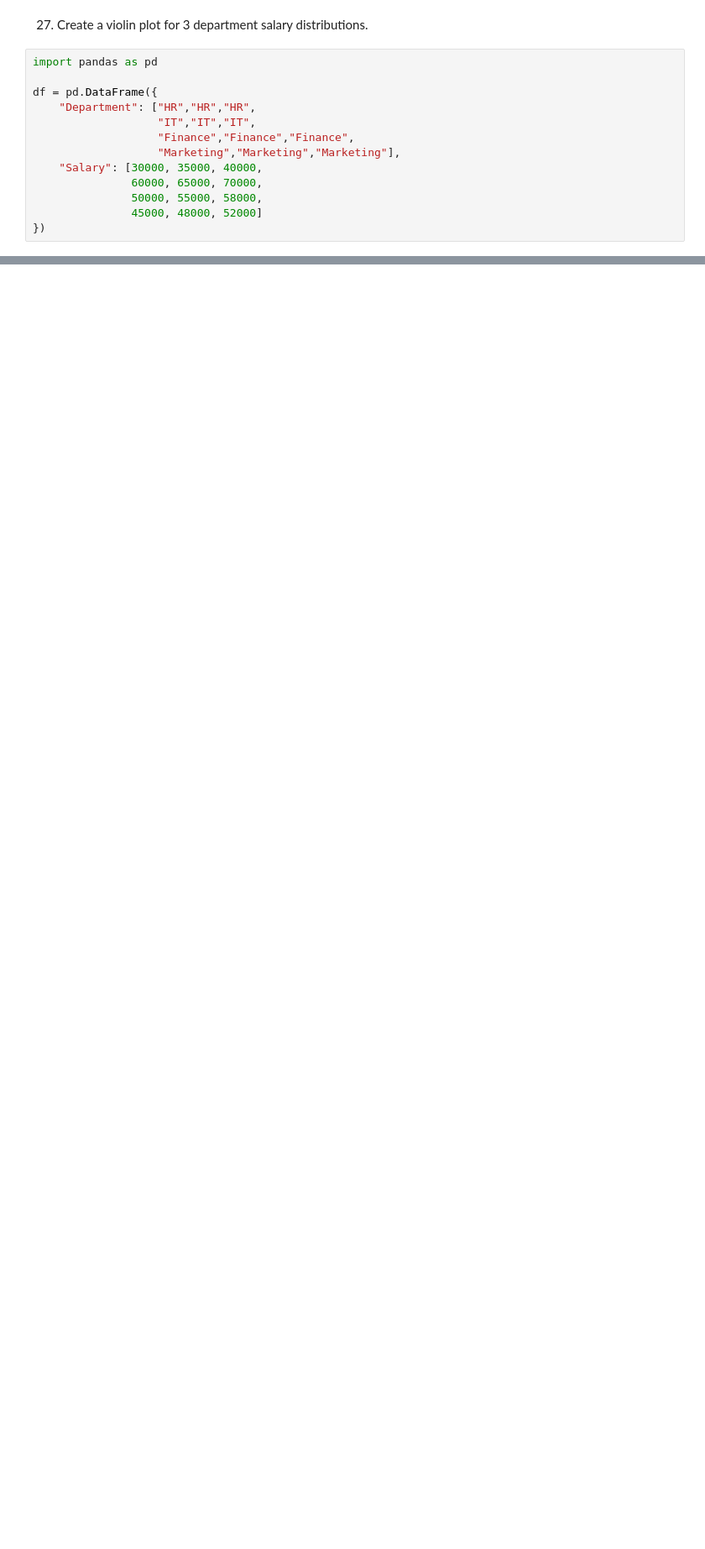
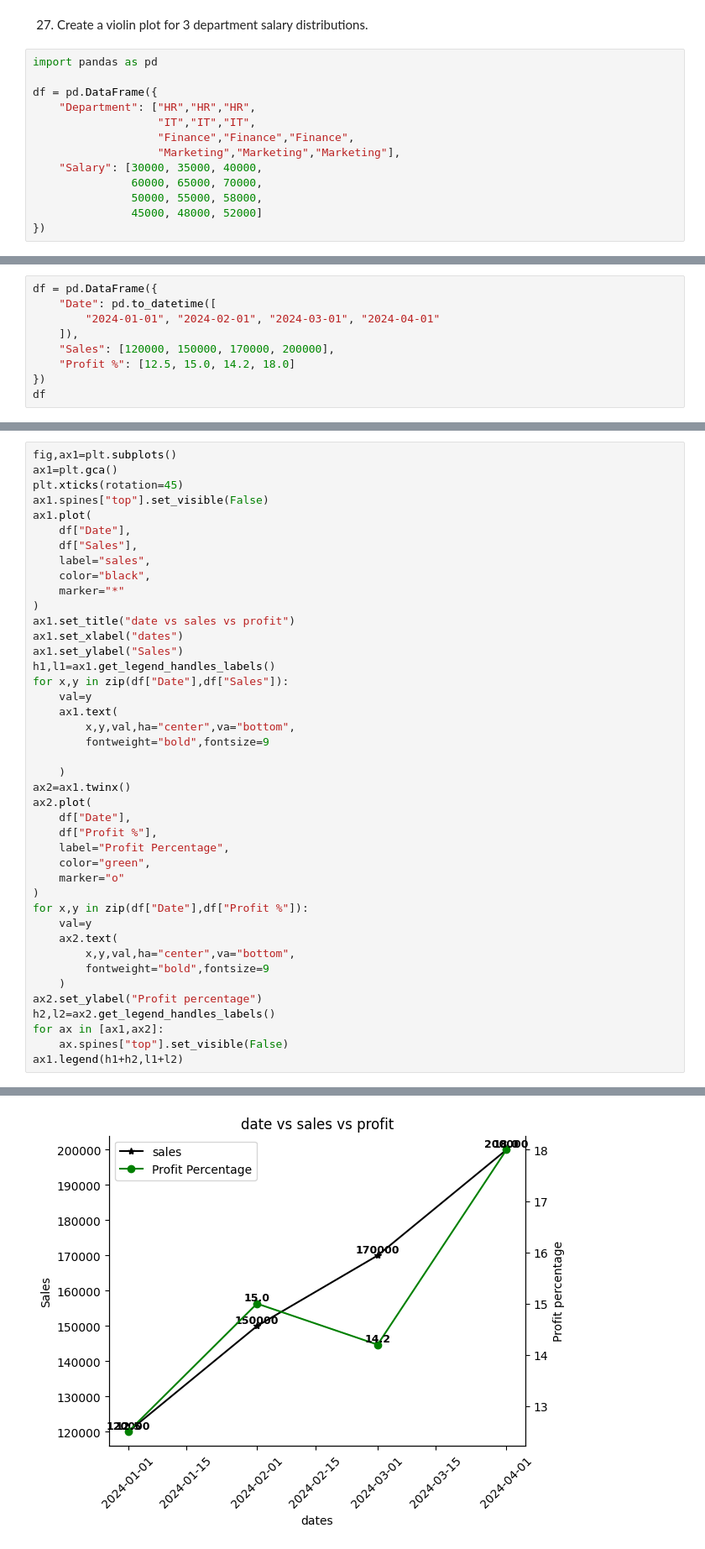
Before and after one commit to sagarnbeedi-analytics/data-analytics-portfolio, a Jupyter notebook: PYTHON/practicing_python_libraries/python_files/matplotlib.ipynb, the cells around one changed output, grey strips where cells are left out. Shown at 84% size. Cells and saved outputs as stored; diff of their text form; blank space fills up the shorter version.

```diff
--- a/PYTHON/practicing_python_libraries/python_files/matplotlib.ipynb
+++ b/PYTHON/practicing_python_libraries/python_files/matplotlib.ipynb
@@ -663,0 +713,9 @@ for body,c in zip(parts["bodies"],colors):
+# %%
+df = pd.DataFrame({
+    "Date": pd.to_datetime([
+        "2024-01-01", "2024-02-01", "2024-03-01", "2024-04-01"
+    ]),
+    "Sales": [120000, 150000, 170000, 200000],
+    "Profit %": [12.5, 15.0, 14.2, 18.0]
+})
+df
@@ -663,0 +728,43 @@ for body,c in zip(parts["bodies"],colors):
+# %%
+fig,ax1=plt.subplots()
+ax1=plt.gca()
+plt.xticks(rotation=45)
+ax1.spines["top"].set_visible(False)
+ax1.plot(
+    df["Date"],
+    df["Sales"],
+    label="sales",
+    color="black",
+    marker="*"
+)
+ax1.set_title("date vs sales vs profit")
+ax1.set_xlabel("dates")
+ax1.set_ylabel("Sales")
+h1,l1=ax1.get_legend_handles_labels()
+for x,y in zip(df["Date"],df["Sales"]):
+    val=y
+    ax1.text(
+        x,y,val,ha="center",va="bottom",
+        fontweight="bold",fontsize=9
+
+    )
+ax2=ax1.twinx()
+ax2.plot(
+    df["Date"],
+    df["Profit %"],
+    label="Profit Percentage",
+    color="green",
+    marker="o"
+)
+for x,y in zip(df["Date"],df["Profit %"]):
+    val=y
+    ax2.text(
+        x,y,val,ha="center",va="bottom",
+        fontweight="bold",fontsize=9
+    )
+ax2.set_ylabel("Profit percentage")
+h2,l2=ax2.get_legend_handles_labels()
+for ax in [ax1,ax2]:
+    ax.spines["top"].set_visible(False)
+ax1.legend(h1+h2,l1+l2)
+# %% [output]
@@ -663,0 +772 @@ for body,c in zip(parts["bodies"],colors):
+[figure, added]
```
Also changed, not shown: parts of 30 cells of this notebook, 2 other files.
